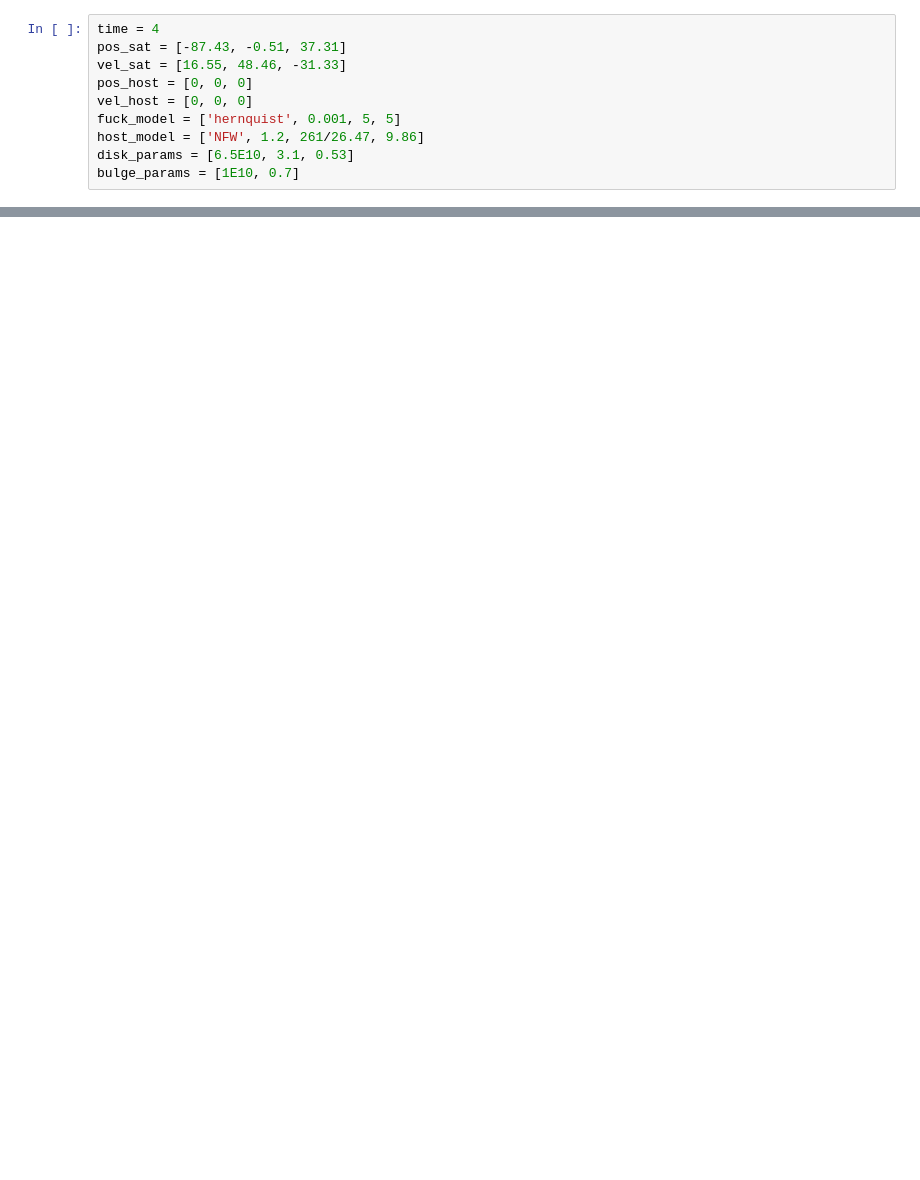
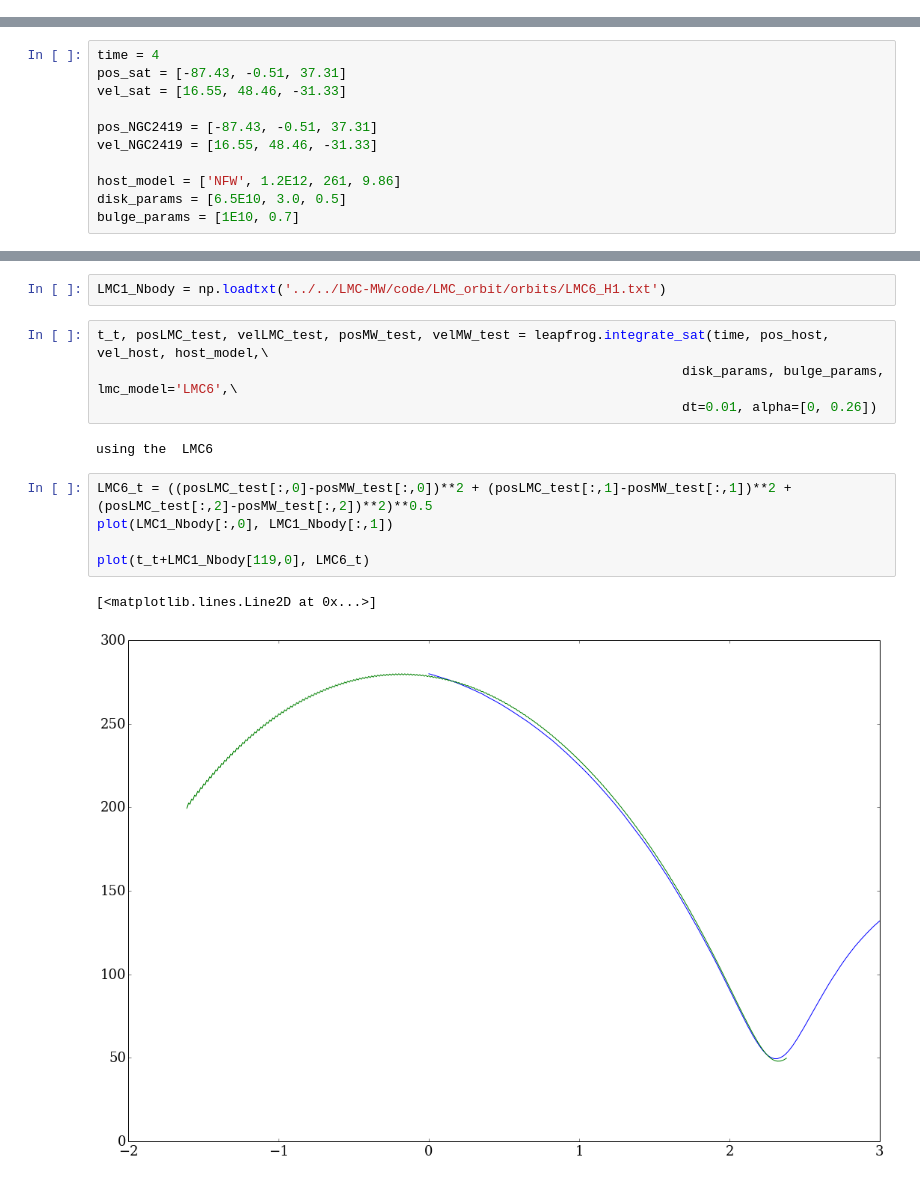
Before and after one commit to jngaravitoc/test_orbits, a Jupyter notebook: exploratory_code/orbits_MW.ipynb, the cells around one changed output, grey strips where cells are left out. Drawn from its saved outputs; the diff is of its cells as text; blank space fills up the shorter version.

```diff
--- a/exploratory_code/orbits_MW.ipynb
+++ b/exploratory_code/orbits_MW.ipynb
@@ -15,10 +0,0 @@ Populating the interactive namespace from numpy and matplotlib
-# %%
-time = 4
-pos_sat = [-87.43, -0.51, 37.31]
-vel_sat = [16.55, 48.46, -31.33]
-pos_host = [0, 0, 0]
-vel_host = [0, 0, 0]
-fuck_model = ['hernquist', 0.001, 5, 5]
-host_model = ['NFW', 1.2, 261/26.47, 9.86]
-disk_params = [6.5E10, 3.1, 0.53]
-bulge_params = [1E10, 0.7]
@@ -95,0 +57,11 @@ hola
+# %%
+time = 4
+pos_sat = [-87.43, -0.51, 37.31]
+vel_sat = [16.55, 48.46, -31.33]
+
+pos_NGC2419 = [-87.43, -0.51, 37.31]
+vel_NGC2419 = [16.55, 48.46, -31.33]
+
+host_model = ['NFW', 1.2E12, 261, 9.86]
+disk_params = [6.5E10, 3.0, 0.5]
+bulge_params = [1E10, 0.7]
@@ -95,0 +249,16 @@ hola
+# %%
+LMC1_Nbody = np.loadtxt('../../LMC-MW/code/LMC_orbit/orbits/LMC6_H1.txt')
+# %%
+t_t, posLMC_test, velLMC_test, posMW_test, velMW_test = leapfrog.integrate_sat(time, pos_host, vel_host, host_model,\
+                                                                           disk_params, bulge_params, lmc_model='LMC6',\
+                                                                           dt=0.01, alpha=[0, 0.26])
+# %% [output]
+using the  LMC6
+# %%
+LMC6_t = ((posLMC_test[:,0]-posMW_test[:,0])**2 + (posLMC_test[:,1]-posMW_test[:,1])**2 + (posLMC_test[:,2]-posMW_test[:,2])**2)**0.5
+plot(LMC1_Nbody[:,0], LMC1_Nbody[:,1])
+
+plot(t_t+LMC1_Nbody[119,0], LMC6_t)
+# %% [output]
+[<matplotlib.lines.Line2D at 0x...>]
+[figure, added]
```
Also changed, not shown: parts of 33 cells of this notebook.
